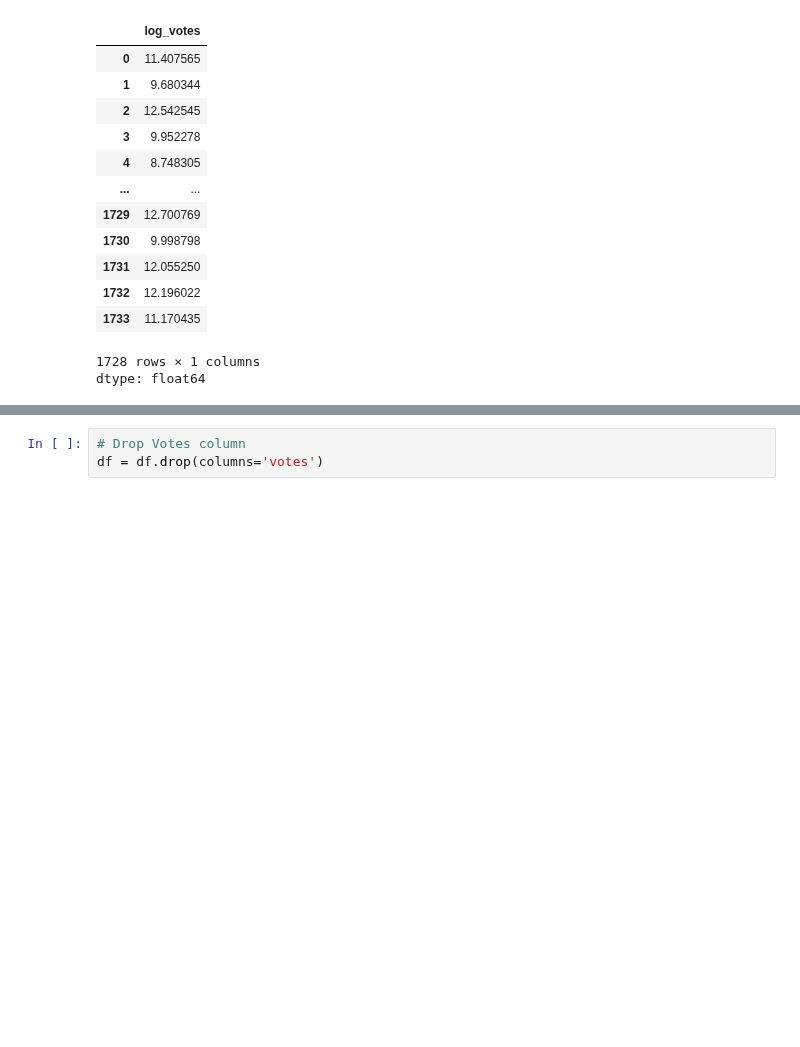
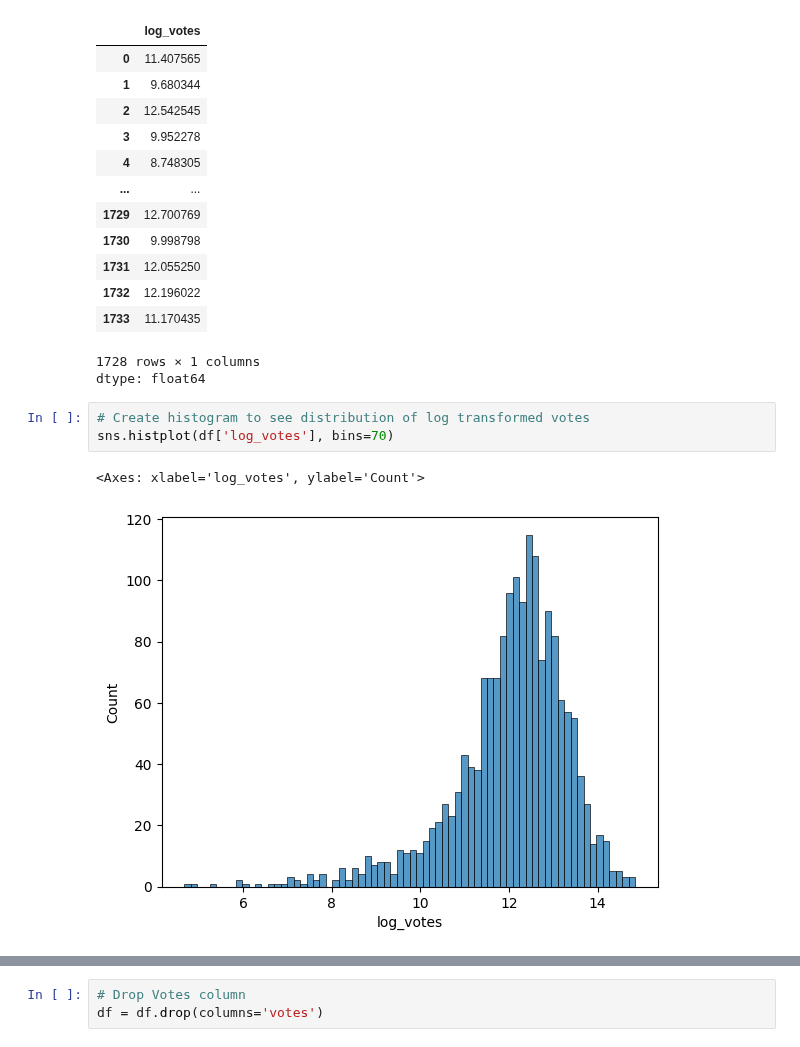
Before and after one commit to mopfun/Project_4_Grp_1, a Jupyter notebook: Netflix_Model.ipynb, the cells around one changed output, grey strips where cells are left out. Saved outputs shown, nothing was run; the diff lists cells and outputs as text; blank space fills up the shorter version.

Commit message:
added histogram of the log transformed votes

```diff
--- a/Netflix_Model.ipynb
+++ b/Netflix_Model.ipynb
@@ -244,3 +244,9 @@ df['log_votes']
 | 1733 | 11.170435 |
 1728 rows × 1 columns
 dtype: float64
+# %%
+# Create histogram to see distribution of log transformed votes
+sns.histplot(df['log_votes'], bins=70)
+# %% [output]
+<Axes: xlabel='log_votes', ylabel='Count'>
+[figure, added]
```
Also changed, not shown: parts of 14 cells of this notebook.
